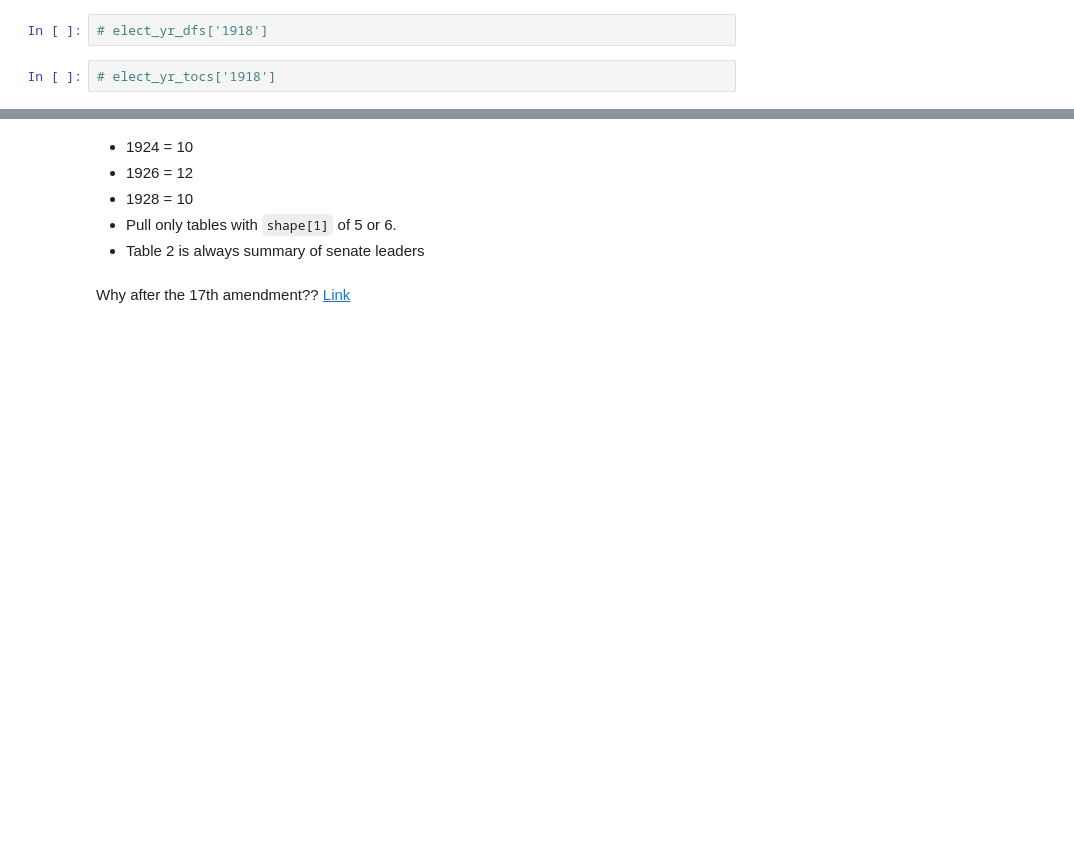
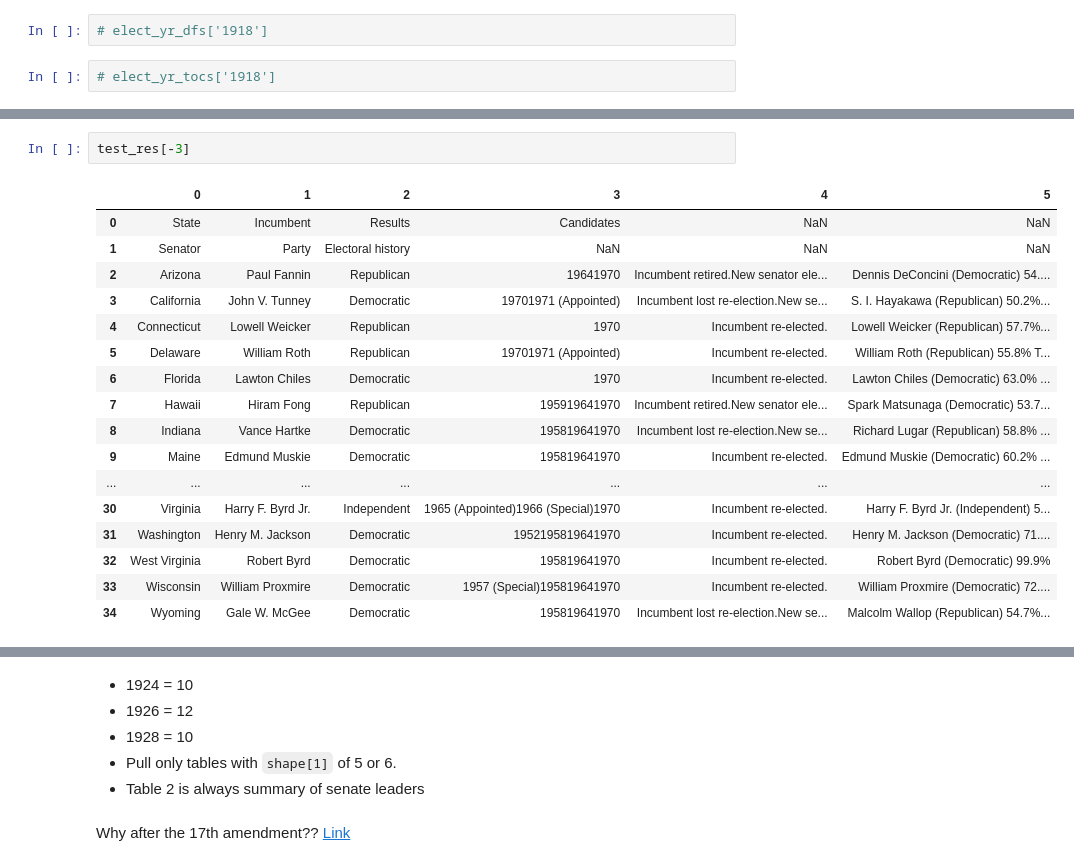
Before and after one commit to dfuller22/US_Senate_Election_Predictor, a Jupyter notebook: Playground.ipynb, the cells around one changed output, grey strips where cells are left out. Drawn from its saved outputs; the diff is of its cells as text; blank space fills up the shorter version.

```diff
--- a/Playground.ipynb
+++ b/Playground.ipynb
@@ -340,0 +679,20 @@ lplp = {v:elect_yr_tocs[v] for v in ['1918', '1924', '1976', '2016', '2018']}
+# %%
+test_res[-3]
+# %% [output]
+|  | 0 | 1 | 2 | 3 | 4 | 5 |
+| 0 | State | Incumbent | Results | Candidates | NaN | NaN |
+| 1 | Senator | Party | Electoral history | NaN | NaN | NaN |
+| 2 | Arizona | Paul Fannin | Republican | 19641970 | Incumbent retired.New senator ele... | Dennis DeConcini (Democratic) 54.... |
+| 3 | California | John V. Tunney | Democratic | 19701971 (Appointed) | Incumbent lost re-election.New se... | S. I. Hayakawa (Republican) 50.2%... |
+| 4 | Connecticut | Lowell Weicker | Republican | 1970 | Incumbent re-elected. | Lowell Weicker (Republican) 57.7%... |
+| 5 | Delaware | William Roth | Republican | 19701971 (Appointed) | Incumbent re-elected. | William Roth (Republican) 55.8% T... |
+| 6 | Florida | Lawton Chiles | Democratic | 1970 | Incumbent re-elected. | Lawton Chiles (Democratic) 63.0% ... |
+| 7 | Hawaii | Hiram Fong | Republican | 195919641970 | Incumbent retired.New senator ele... | Spark Matsunaga (Democratic) 53.7... |
+| 8 | Indiana | Vance Hartke | Democratic | 195819641970 | Incumbent lost re-election.New se... | Richard Lugar (Republican) 58.8% ... |
+| 9 | Maine | Edmund Muskie | Democratic | 195819641970 | Incumbent re-elected. | Edmund Muskie (Democratic) 60.2% ... |
+| ... | ... | ... | ... | ... | ... | ... |
+| 30 | Virginia | Harry F. Byrd Jr. | Independent | 1965 (Appointed)1966 (Special)1970 | Incumbent re-elected. | Harry F. Byrd Jr. (Independent) 5... |
+| 31 | Washington | Henry M. Jackson | Democratic | 1952195819641970 | Incumbent re-elected. | Henry M. Jackson (Democratic) 71.... |
+| 32 | West Virginia | Robert Byrd | Democratic | 195819641970 | Incumbent re-elected. | Robert Byrd (Democratic) 99.9% |
+| 33 | Wisconsin | William Proxmire | Democratic | 1957 (Special)195819641970 | Incumbent re-elected. | William Proxmire (Democratic) 72.... |
+| 34 | Wyoming | Gale W. McGee | Democratic | 195819641970 | Incumbent lost re-election.New se... | Malcolm Wallop (Republican) 54.7%... |
```
Also changed, not shown: parts of 30 cells of this notebook, 1 other file.
